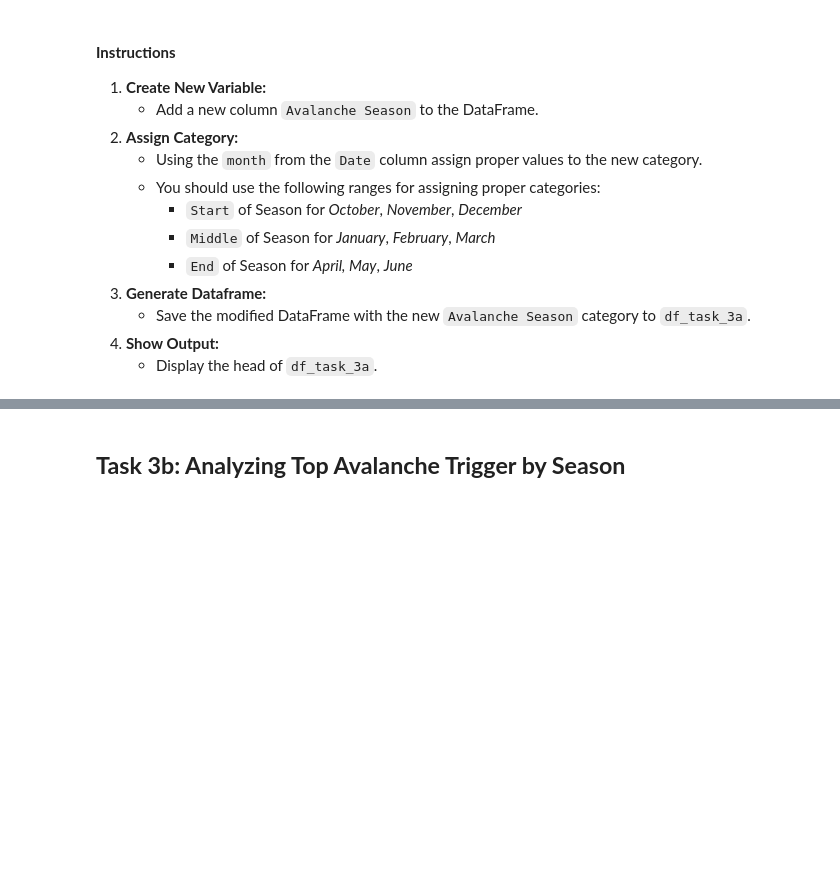
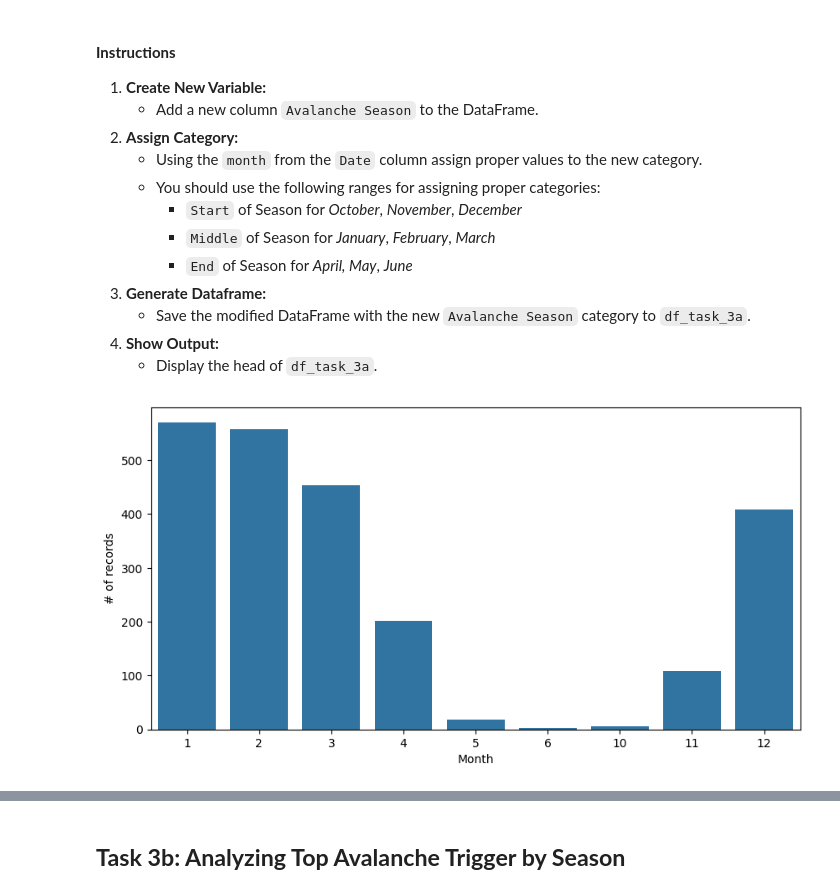
Before and after one commit to visdesignlab/persist_examples, a Jupyter notebook: Study Data I - Avalanches in Utah/PANDAS_avalanche_tasks.ipynb, the cells around one changed output, grey strips where cells are left out. Saved outputs shown, nothing was run; the diff lists cells and outputs as text; code cells hidden in the pictures; blank space fills up the shorter version.

```diff
--- a/Study Data I - Avalanches in Utah/PANDAS_avalanche_tasks.ipynb
+++ b/Study Data I - Avalanches in Utah/PANDAS_avalanche_tasks.ipynb
@@ -235,4 +290,15 @@ Create a new category `Avalanche Season` in the dataset and assign each record t
     - Display the head of `df_task_3a`.
 # %%
 df_task_3a = df_task_2b
-df_task_3a.head()
+
+## Date time
+plt.figure(figsize=(10, 5))
+sns.countplot(x=df_task_3a["Month"])
+
+plt.xlabel('Month')
+plt.ylabel('# of records')
+
+# Display the plot
+plt.show()
+# %% [output]
+[figure, added]
```
Also changed, not shown: parts of 21 cells of this notebook, 2 other files.
